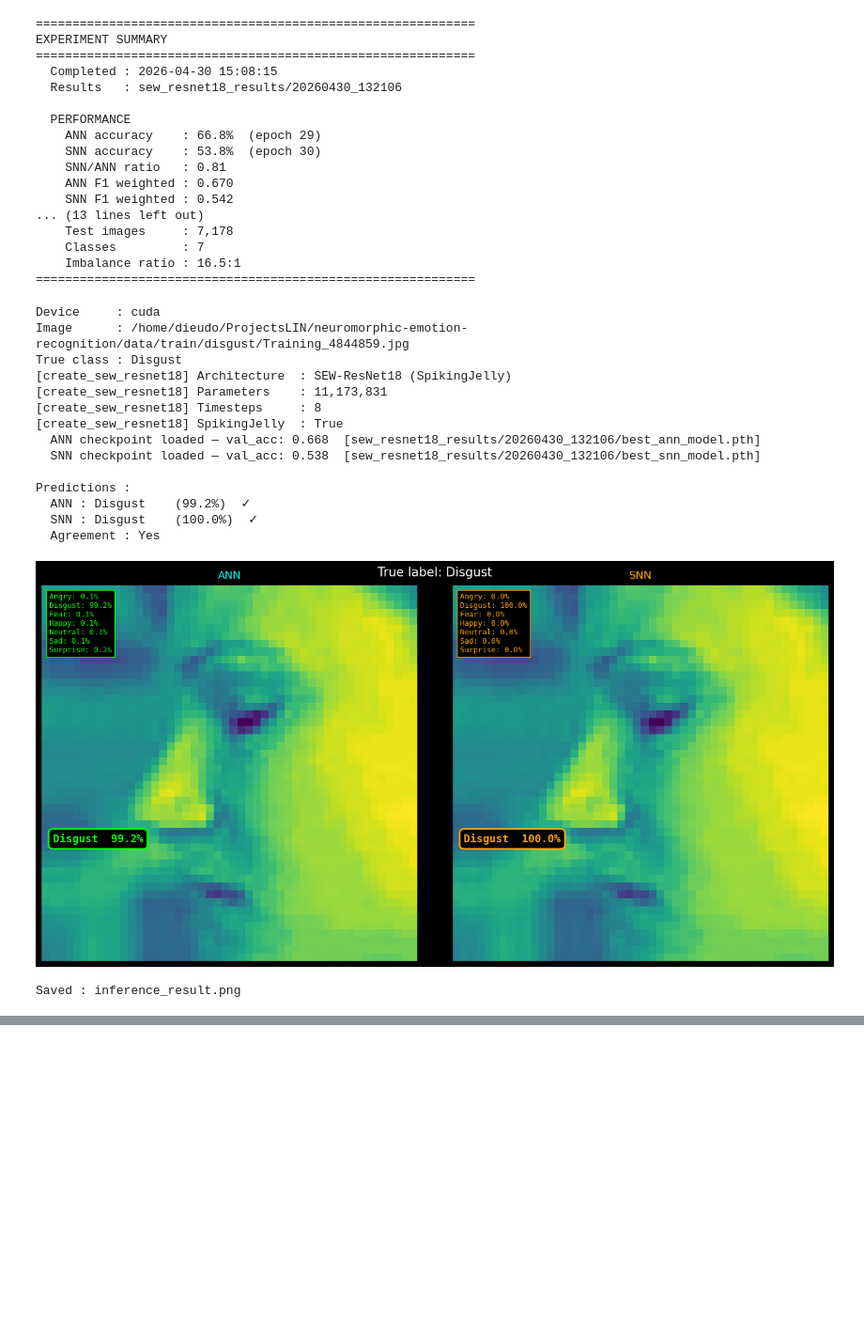
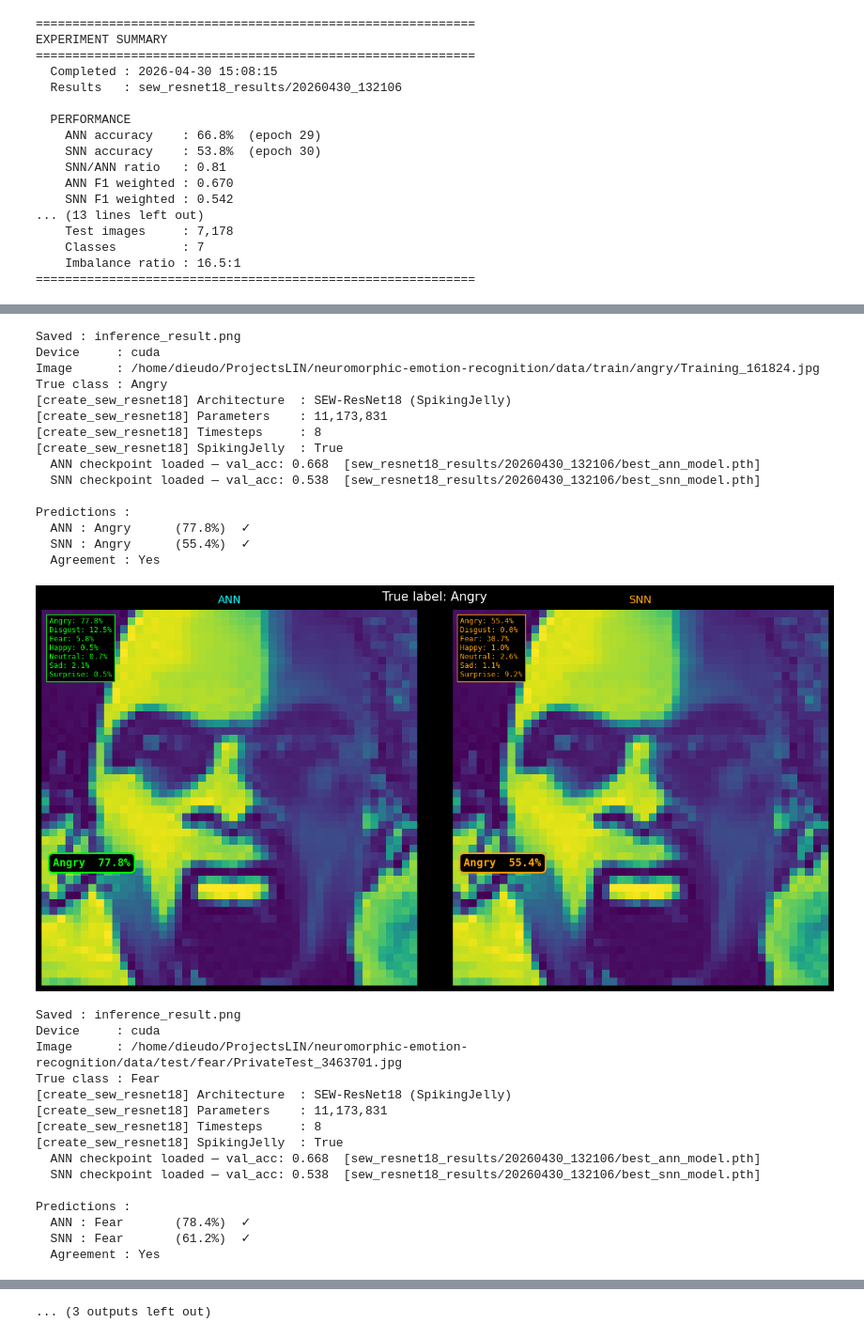
Before and after one commit to DidioDieudonne/neuromorphic-emotion-recognition, a Jupyter notebook: snn_fer.ipynb, the cells around one changed output, grey strips where cells are left out. Shown at 94% size. Cells and saved outputs as stored; diff of their text form; code cells hidden in the pictures; blank space fills up the shorter version.

Commit message:
Ajout des images pour tester

```diff
--- a/snn_fer.ipynb
+++ b/snn_fer.ipynb
@@ -1192,30 +1192,16 @@ def test_random_image(dataset_path):
     chosen = np.random.choice(all_images)
     print(f"Random image : {chosen.name}  (class: {chosen.parent.name})")
     test_image(str(chosen))
-# %%
-# =================================================================
-# USAGE
-# =================================================================
-# Single image:
-test_image("/home/dieudo/ProjectsLIN/neuromorphic-emotion-recognition/data/train/disgust/Training_4844859.jpg")
-#
-# Random image from dataset:
-#   test_random_image("/home/dieudo/ProjectsLIN/.../data")
-# =================================================================
-# %% [output]
-Device     : cuda
-Image      : /home/dieudo/ProjectsLIN/neuromorphic-emotion-recognition/data/train/disgust/Training_4844859.jpg
-True class : Disgust
-[create_sew_resnet18] Architecture  : SEW-ResNet18 (SpikingJelly)
-[create_sew_resnet18] Parameters    : 11,173,831
-[create_sew_resnet18] Timesteps     : 8
-[create_sew_resnet18] SpikingJelly  : True
-  ANN checkpoint loaded — val_acc: 0.668  [sew_resnet18_results/20260430_132106/best_ann_model.pth]
-  SNN checkpoint loaded — val_acc: 0.538  [sew_resnet18_results/20260430_132106/best_snn_model.pth]
-
-Predictions :
-  ANN : Disgust    (99.2%)  ✓
-  SNN : Disgust    (100.0%)  ✓
-  Agreement : Yes
-[figure, removed]
-Saved : inference_result.png
+# %%
+# =================================================================
+# USAGE
+# =================================================================
+# Single image:
+test_image("/home/dieudo/ProjectsLIN/neuromorphic-emotion-recognition/data/train/disgust/Training_4844859.jpg")
+test_image("/home/dieudo/ProjectsLIN/neuromorphic-emotion-recognition/data/train/angry/Training_161824.jpg")
+test_image("/home/dieudo/ProjectsLIN/neuromorphic-emotion-recognition/data/test/fear/PrivateTest_3463701.jpg")
+test_image("/home/dieudo/ProjectsLIN/neuromorphic-emotion-recognition/data/test/happy/PrivateTest_2309763.jpg")
+test_image("/home/dieudo/ProjectsLIN/neuromorphic-emotion-recognition/data/test/neutral/PrivateTest_2000243.jpg")
+test_image("/home/dieudo/ProjectsLIN/neuromorphic-emotion-recognition/data/test/sad/PrivateTest_2223963.jpg")
+test_image("/home/dieudo/ProjectsLIN/neuromorphic-emotion-recognition/data/test/surprise/PrivateTest_4281310.jpg")
+# %% [output]
@@ -1221,0 +1223,31 @@ Saved : inference_result.png
+Saved : inference_result.png
+Device     : cuda
+Image      : /home/dieudo/ProjectsLIN/neuromorphic-emotion-recognition/data/train/angry/Training_161824.jpg
+True class : Angry
+[create_sew_resnet18] Architecture  : SEW-ResNet18 (SpikingJelly)
+[create_sew_resnet18] Parameters    : 11,173,831
+[create_sew_resnet18] Timesteps     : 8
+[create_sew_resnet18] SpikingJelly  : True
+  ANN checkpoint loaded — val_acc: 0.668  [sew_resnet18_results/20260430_132106/best_ann_model.pth]
+  SNN checkpoint loaded — val_acc: 0.538  [sew_resnet18_results/20260430_132106/best_snn_model.pth]
+
+Predictions :
+  ANN : Angry      (77.8%)  ✓
+  SNN : Angry      (55.4%)  ✓
+  Agreement : Yes
+[figure, added]
+Saved : inference_result.png
+Device     : cuda
+Image      : /home/dieudo/ProjectsLIN/neuromorphic-emotion-recognition/data/test/fear/PrivateTest_3463701.jpg
+True class : Fear
+[create_sew_resnet18] Architecture  : SEW-ResNet18 (SpikingJelly)
+[create_sew_resnet18] Parameters    : 11,173,831
+[create_sew_resnet18] Timesteps     : 8
+[create_sew_resnet18] SpikingJelly  : True
+  ANN checkpoint loaded — val_acc: 0.668  [sew_resnet18_results/20260430_132106/best_ann_model.pth]
+  SNN checkpoint loaded — val_acc: 0.538  [sew_resnet18_results/20260430_132106/best_snn_model.pth]
+
+Predictions :
+  ANN : Fear       (78.4%)  ✓
+  SNN : Fear       (61.2%)  ✓
+  Agreement : Yes
@@ -1221,0 +1303 @@ Saved : inference_result.png
+... (3 outputs left out)
```
Also changed, not shown: parts of 1 cell of this notebook, 1 other file.
